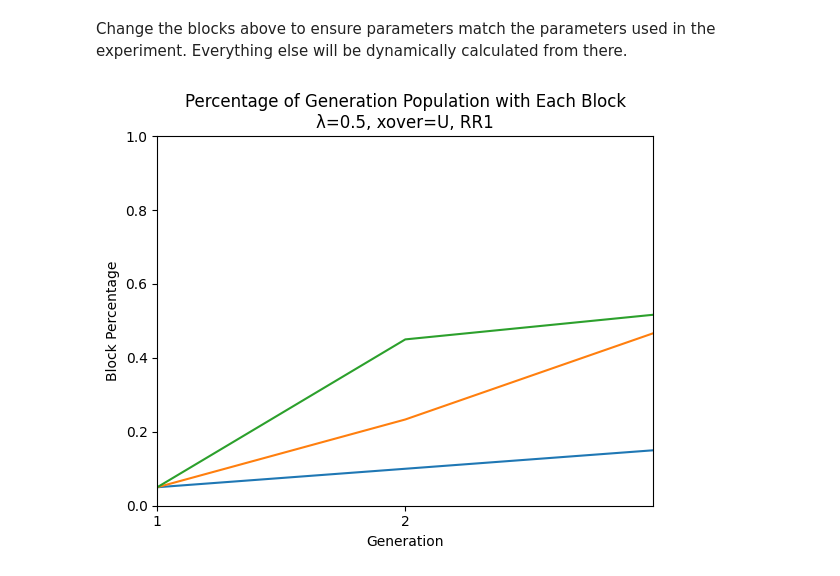
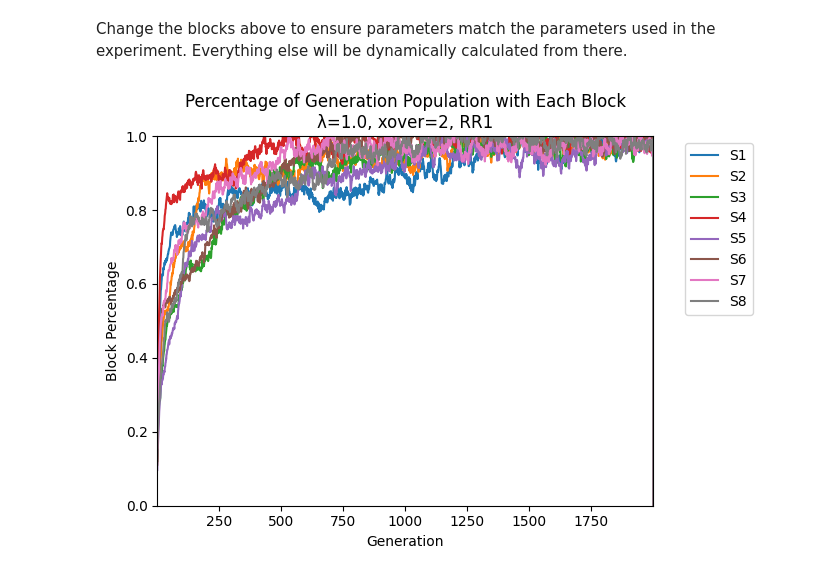
Before and after one commit to andey-robins/evocomp-hw2, a Jupyter notebook: visualization/visuals.ipynb, the cells around one changed output. Saved outputs shown, nothing was run; the diff lists cells and outputs as text; code cells hidden in the pictures.

Commit message:
Add plots

```diff
--- a/visualization/visuals.ipynb
+++ b/visualization/visuals.ipynb
@@ -16,6 +26,6 @@ xrate = 0.5
 # %%
-GENS = 3
-RUNS = 3
-POP = 20
-RR = 1
-BLOCKS = 3 if RR == 1 else 24
+GENS = 2000
+RUNS = 50
+POP = 128
+RR = 1 # 1 or 2 for whichever royal road
+BLOCKS = 8 if RR == 1 else 14
@@ -24,6 +37,8 @@ Change the blocks above to ensure parameters match the parameters used in the ex
 # %%
 import pandas as pd
 import matplotlib.pyplot as plt
+# %%
+csv_file_name = f'../data/rr{'1' if RR == 1 else '2'}/royalroad{'' if RR == 1 else '2'}_{'uni' if crossover == "U" else ('1pt' if crossover == "1" else "2pt")}_{'50' if xrate == 0.5 else ('70' if xrate == 0.7 else '100')}_stats.csv'
 # %%
 def rotate_2d_array(arr):
     arr = list(reversed(arr))
@@ -40,6 +55,12 @@ brown = "#8c564b"
 pink = "#e377c2"
 amber = "#ffbb78"
 gray = "#7f7f7f"
-colors = [blue, orange, green, red, purple, brown, pink, gray]
+yellow = "#ffdb58"
+cyan = "#00ffff"
+magenta = "#ff00ff"
+lime = "#00ff00"
+teal = "#008080"
+lavender = "#e6e6fa"
+colors = [blue, orange, green, red, purple, brown, pink, gray, yellow, cyan, magenta, lime, teal, lavender][:BLOCKS]
 # %%
 df = pd.read_csv(csv_file_name)
@@ -54,7 +74,7 @@ average_schema_count_per_gen = [0 for i in range(GENS)]
 for i in range(1, GENS+1):
     counts_across_runs = map(
         lambda s: get_schema_counts_by_gen(df, i, s),
-        [f"schema{i}_count" for i in range(1,BLOCKS+1)],
+        [f"schema{i}_count" for i in range(BLOCKS)],
     )
     sums_across_runs = map(
         lambda s: sum(s),
@@ -75,16 +95,21 @@ for i in range(1, GENS+1):
 average_schema_count_per_schema = rotate_2d_array(average_schema_count_per_gen)
 # %%
 for i in range(len(colors[:BLOCKS])):
-    plt.plot(range(1,GENS+1), average_schema_count_per_schema[i], color=colors[i])
+    plt.plot(range(1,GENS+1), average_schema_count_per_schema[i], color=colors[i], label='S' + str(i+1))
 
 plt.xlabel("Generation")
 plt.ylabel("Block Percentage")
-plt.xticks(range(GENS))
+plt.xticks(range(0,GENS, 250))
 plt.title(f"Percentage of Generation Population with Each Block\nλ={xrate}, xover={crossover}, RR{RR}")
+
+plt.legend(loc="upper left", bbox_to_anchor=(1.05, 1))
 
 plt.xlim(1, GENS)
 plt.ylim(0, 1)
 
-plt.show()
+plt.savefig(
+    f'rr{"1" if RR == 1 else "2"}/rr{"1" if RR == 1 else "2"}_{crossover}_{xrate}.png',
+    bbox_inches="tight",
+)
 # %% [output]
-[figure, old version]
+[figure, new version]
```
Also changed, not shown: parts of 4 cells of this notebook, 21 other files.
